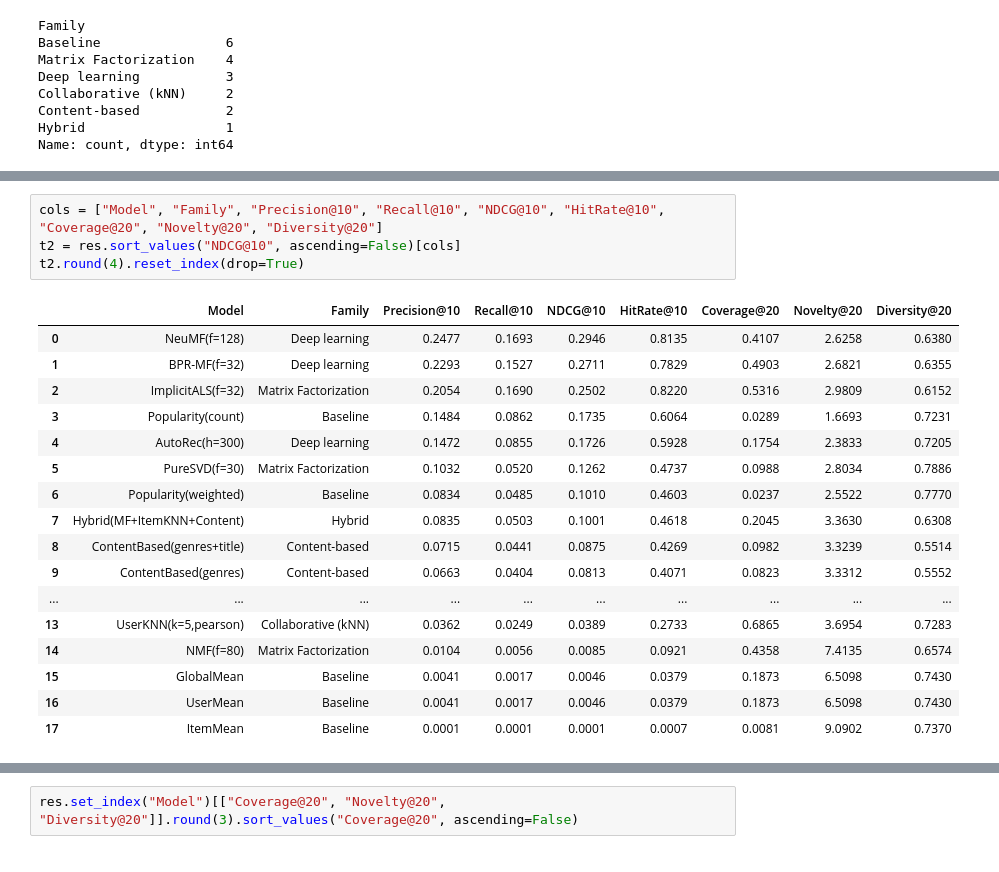
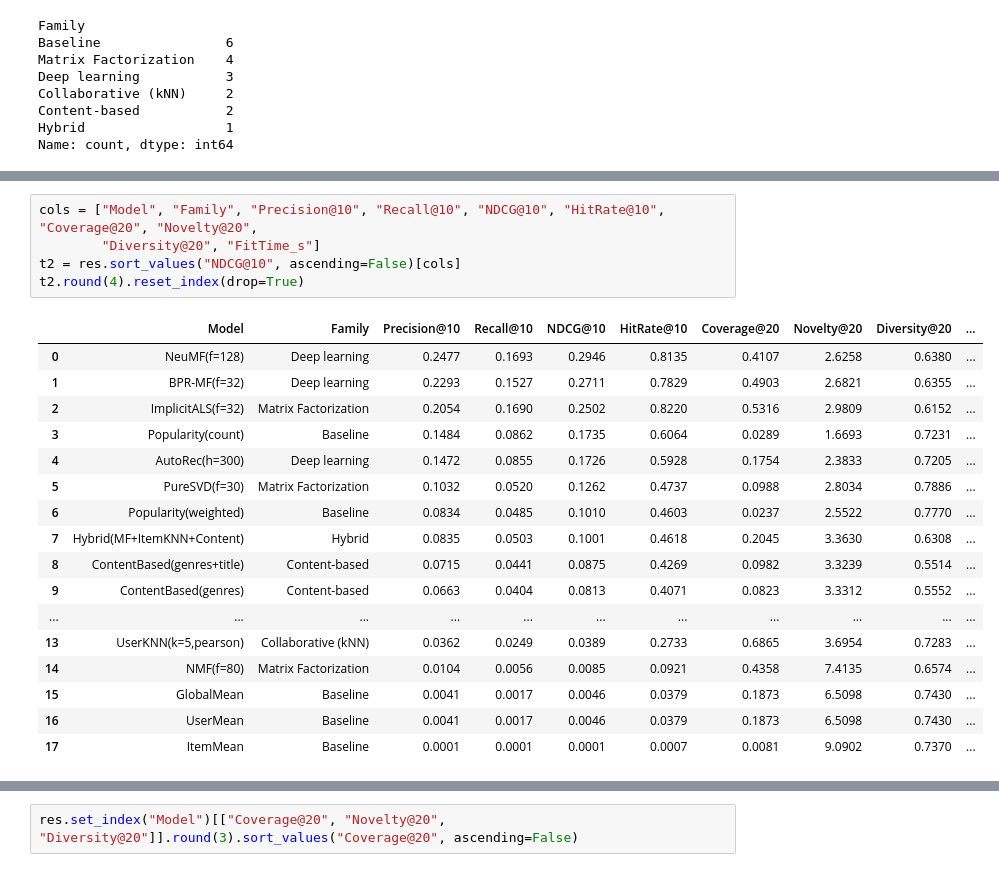
Before and after one commit to Sofia2060/machine_learning, a Jupyter notebook: notebooks/08_evaluation_compare.ipynb, the cells around one changed output, grey strips where cells are left out. Saved outputs shown, nothing was run; the diff lists cells and outputs as text.

```diff
--- a/notebooks/08_evaluation_compare.ipynb
+++ b/notebooks/08_evaluation_compare.ipynb
@@ -127,24 +86,25 @@ Ví dụ: user trên có giá trị **1**. HitRate@10 ≈ 0.8 nghĩa là 80% use
 # %%
-cols = ["Model", "Family", "Precision@10", "Recall@10", "NDCG@10", "HitRate@10", "Coverage@20", "Novelty@20", "Diversity@20"]
+cols = ["Model", "Family", "Precision@10", "Recall@10", "NDCG@10", "HitRate@10", "Coverage@20", "Novelty@20",
+        "Diversity@20", "FitTime_s"]
 t2 = res.sort_values("NDCG@10", ascending=False)[cols]
 t2.round(4).reset_index(drop=True)
 # %% [output]
-|  | Model | Family | Precision@10 | Recall@10 | NDCG@10 | HitRate@10 | Coverage@20 | Novelty@20 | Diversity@20 |
-| 0 | NeuMF(f=128) | Deep learning | 0.2477 | 0.1693 | 0.2946 | 0.8135 | 0.4107 | 2.6258 | 0.6380 |
-| 1 | BPR-MF(f=32) | Deep learning | 0.2293 | 0.1527 | 0.2711 | 0.7829 | 0.4903 | 2.6821 | 0.6355 |
-| 2 | ImplicitALS(f=32) | Matrix Factorization | 0.2054 | 0.1690 | 0.2502 | 0.8220 | 0.5316 | 2.9809 | 0.6152 |
-| 3 | Popularity(count) | Baseline | 0.1484 | 0.0862 | 0.1735 | 0.6064 | 0.0289 | 1.6693 | 0.7231 |
-| 4 | AutoRec(h=300) | Deep learning | 0.1472 | 0.0855 | 0.1726 | 0.5928 | 0.1754 | 2.3833 | 0.7205 |
-| 5 | PureSVD(f=30) | Matrix Factorization | 0.1032 | 0.0520 | 0.1262 | 0.4737 | 0.0988 | 2.8034 | 0.7886 |
-| 6 | Popularity(weighted) | Baseline | 0.0834 | 0.0485 | 0.1010 | 0.4603 | 0.0237 | 2.5522 | 0.7770 |
-| 7 | Hybrid(MF+ItemKNN+Content) | Hybrid | 0.0835 | 0.0503 | 0.1001 | 0.4618 | 0.2045 | 3.3630 | 0.6308 |
-| 8 | ContentBased(genres+title) | Content-based | 0.0715 | 0.0441 | 0.0875 | 0.4269 | 0.0982 | 3.3239 | 0.5514 |
-| 9 | ContentBased(genres) | Content-based | 0.0663 | 0.0404 | 0.0813 | 0.4071 | 0.0823 | 3.3312 | 0.5552 |
-| ... | ... | ... | ... | ... | ... | ... | ... | ... | ... |
-| 13 | UserKNN(k=5,pearson) | Collaborative (kNN) | 0.0362 | 0.0249 | 0.0389 | 0.2733 | 0.6865 | 3.6954 | 0.7283 |
-| 14 | NMF(f=80) | Matrix Factorization | 0.0104 | 0.0056 | 0.0085 | 0.0921 | 0.4358 | 7.4135 | 0.6574 |
-| 15 | GlobalMean | Baseline | 0.0041 | 0.0017 | 0.0046 | 0.0379 | 0.1873 | 6.5098 | 0.7430 |
-| 16 | UserMean | Baseline | 0.0041 | 0.0017 | 0.0046 | 0.0379 | 0.1873 | 6.5098 | 0.7430 |
-| 17 | ItemMean | Baseline | 0.0001 | 0.0001 | 0.0001 | 0.0007 | 0.0081 | 9.0902 | 0.7370 |
+|  | Model | Family | Precision@10 | Recall@10 | NDCG@10 | HitRate@10 | Coverage@20 | Novelty@20 | Diversity@20 | ... |
+| 0 | NeuMF(f=128) | Deep learning | 0.2477 | 0.1693 | 0.2946 | 0.8135 | 0.4107 | 2.6258 | 0.6380 | ... |
+| 1 | BPR-MF(f=32) | Deep learning | 0.2293 | 0.1527 | 0.2711 | 0.7829 | 0.4903 | 2.6821 | 0.6355 | ... |
+| 2 | ImplicitALS(f=32) | Matrix Factorization | 0.2054 | 0.1690 | 0.2502 | 0.8220 | 0.5316 | 2.9809 | 0.6152 | ... |
+| 3 | Popularity(count) | Baseline | 0.1484 | 0.0862 | 0.1735 | 0.6064 | 0.0289 | 1.6693 | 0.7231 | ... |
+| 4 | AutoRec(h=300) | Deep learning | 0.1472 | 0.0855 | 0.1726 | 0.5928 | 0.1754 | 2.3833 | 0.7205 | ... |
+| 5 | PureSVD(f=30) | Matrix Factorization | 0.1032 | 0.0520 | 0.1262 | 0.4737 | 0.0988 | 2.8034 | 0.7886 | ... |
+| 6 | Popularity(weighted) | Baseline | 0.0834 | 0.0485 | 0.1010 | 0.4603 | 0.0237 | 2.5522 | 0.7770 | ... |
+| 7 | Hybrid(MF+ItemKNN+Content) | Hybrid | 0.0835 | 0.0503 | 0.1001 | 0.4618 | 0.2045 | 3.3630 | 0.6308 | ... |
+| 8 | ContentBased(genres+title) | Content-based | 0.0715 | 0.0441 | 0.0875 | 0.4269 | 0.0982 | 3.3239 | 0.5514 | ... |
+| 9 | ContentBased(genres) | Content-based | 0.0663 | 0.0404 | 0.0813 | 0.4071 | 0.0823 | 3.3312 | 0.5552 | ... |
+| ... | ... | ... | ... | ... | ... | ... | ... | ... | ... | ... |
+| 13 | UserKNN(k=5,pearson) | Collaborative (kNN) | 0.0362 | 0.0249 | 0.0389 | 0.2733 | 0.6865 | 3.6954 | 0.7283 | ... |
+| 14 | NMF(f=80) | Matrix Factorization | 0.0104 | 0.0056 | 0.0085 | 0.0921 | 0.4358 | 7.4135 | 0.6574 | ... |
+| 15 | GlobalMean | Baseline | 0.0041 | 0.0017 | 0.0046 | 0.0379 | 0.1873 | 6.5098 | 0.7430 | ... |
+| 16 | UserMean | Baseline | 0.0041 | 0.0017 | 0.0046 | 0.0379 | 0.1873 | 6.5098 | 0.7430 | ... |
+| 17 | ItemMean | Baseline | 0.0001 | 0.0001 | 0.0001 | 0.0007 | 0.0081 | 9.0902 | 0.7370 | ... |
 # %%
 colors = dict(zip(res.Family.unique(), plt.cm.tab10.colors))
```
Also changed, not shown: parts of 9 cells of this notebook, 4 other files.
